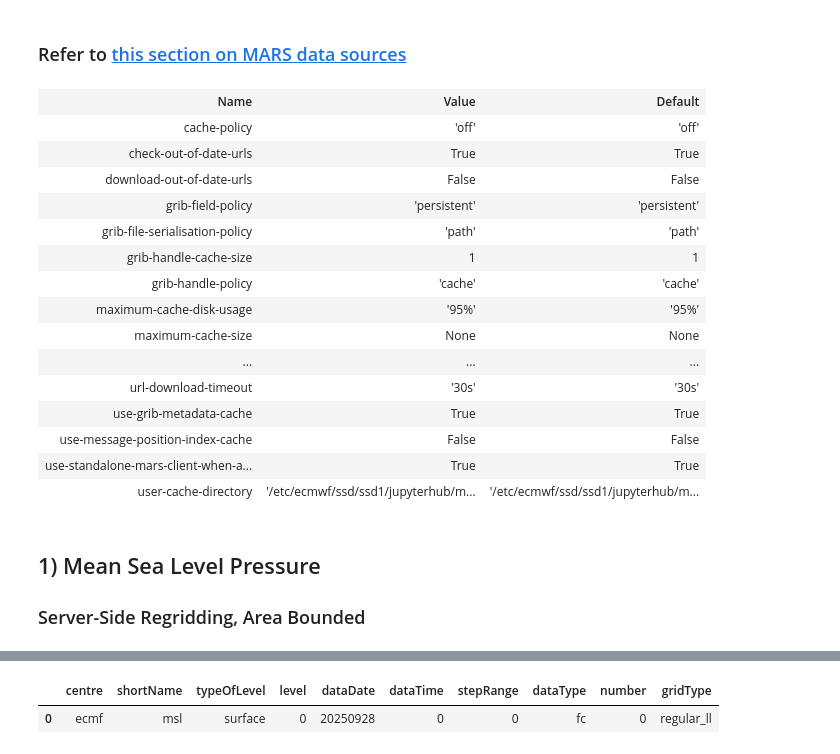
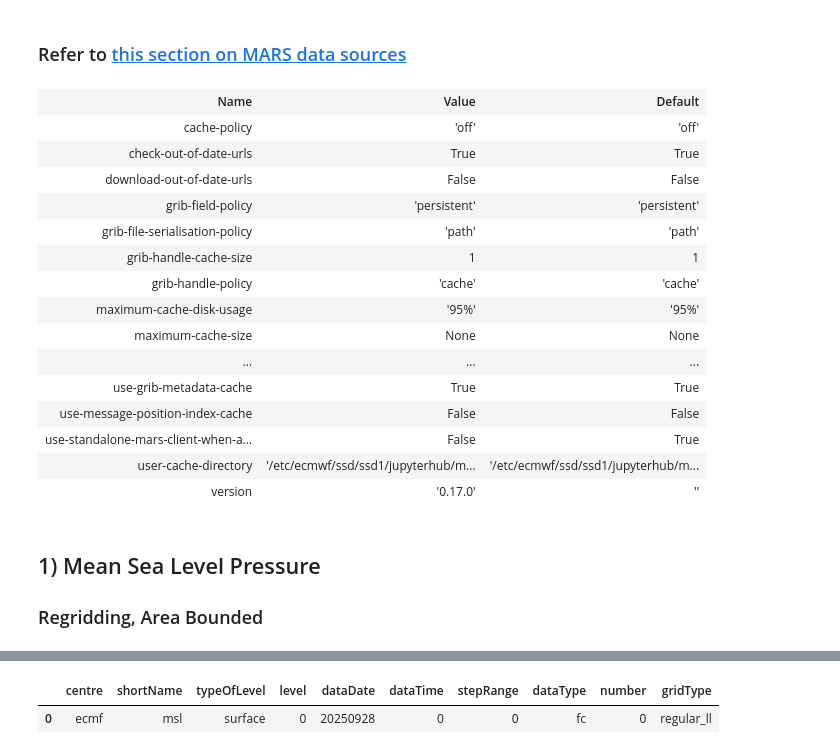
Before and after one commit to ecmwf-training/2025-computing-training-week, a Jupyter notebook: mars/earthkit_mars.ipynb, the cells around one changed output, grey strips where cells are left out. Cells and saved outputs as stored; diff of their text form; code cells hidden in the pictures.

```diff
--- a/mars/earthkit_mars.ipynb
+++ b/mars/earthkit_mars.ipynb
@@ -14,31 +14,32 @@ pio.renderers.default = "notebook_connected"
 # %%
 cache_path = earthkit.data.config.get("user-cache-directory")
 
 earthkit.data.config.set(
-    # would use the web api
+    # The default is to use mars client when available,
+    # So we force it to use WebAPI for demo purposes
     "use-standalone-mars-client-when-available", False)
-earthkit.data.config.reset() # default is to use mars client when available
+# earthkit.data.config.reset()
 earthkit.data.config
 # %% [output]
 | Name | Value | Default |
 | cache-policy | 'off' | 'off' |
 | check-out-of-date-urls | True | True |
 | download-out-of-date-urls | False | False |
 | grib-field-policy | 'persistent' | 'persistent' |
 | grib-file-serialisation-policy | 'path' | 'path' |
 | grib-handle-cache-size | 1 | 1 |
 | grib-handle-policy | 'cache' | 'cache' |
 | maximum-cache-disk-usage | '95%' | '95%' |
 | maximum-cache-size | None | None |
 | ... | ... | ... |
-| url-download-timeout | '30s' | '30s' |
 | use-grib-metadata-cache | True | True |
 | use-message-position-index-cache | False | False |
-| use-standalone-mars-client-when-a... | True | True |
+| use-standalone-mars-client-when-a... | False | True |
 | user-cache-directory | '/etc/ecmwf/ssd/ssd1/jupyterhub/m... | '/etc/ecmwf/ssd/ssd1/jupyterhub/m... |
+| version | '0.17.0' | '' |
 # %% [markdown]
 ## 1) Mean Sea Level Pressure
-### Server-Side Regridding, Area Bounded
+### Regridding, Area Bounded
 # %%
 request_1 = {
     "class": "od",
```
Also changed, not shown: parts of 7 cells of this notebook, 11 other files.
